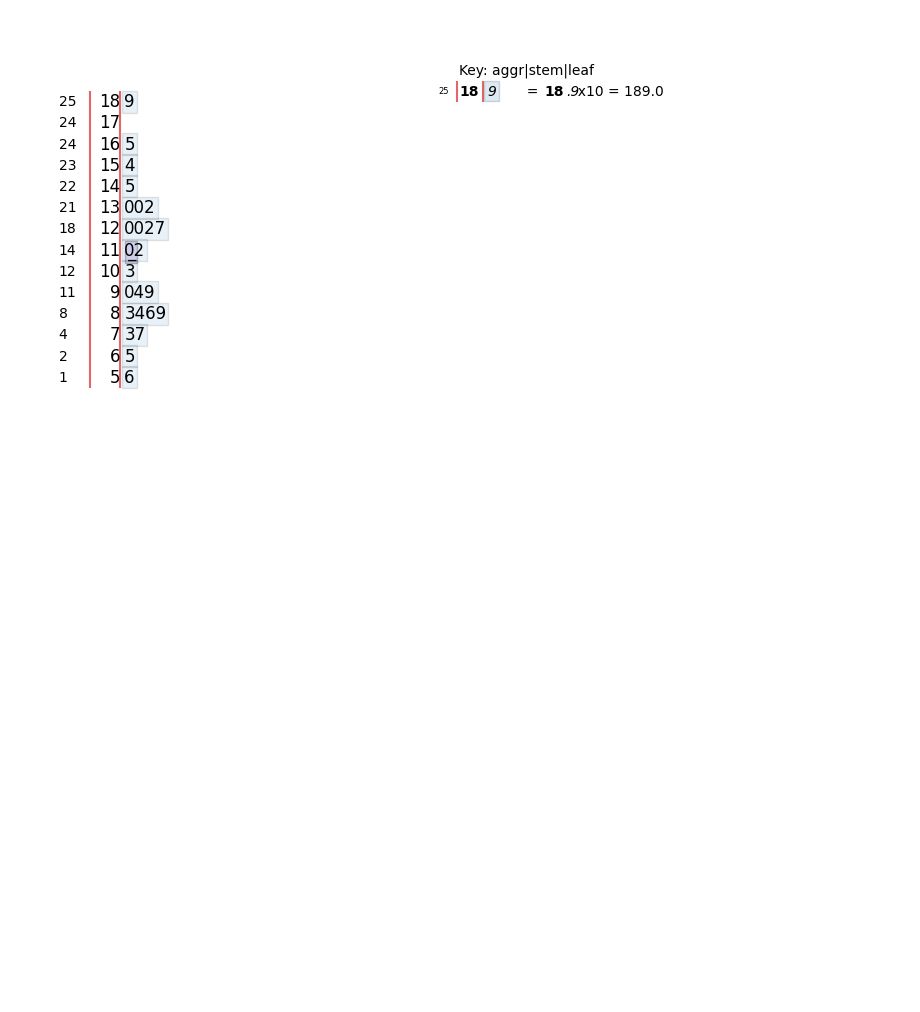
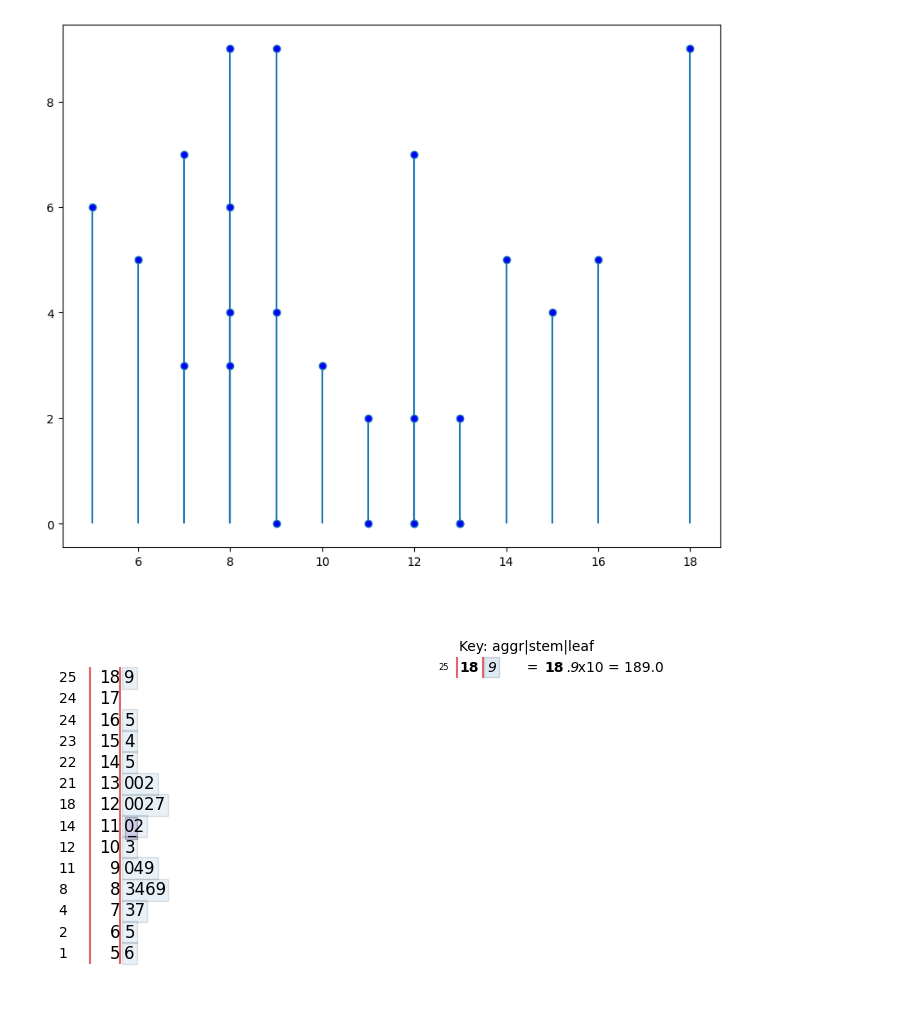
Before and after one commit to layla-focalors/r2python, a Jupyter notebook: chapter1/chapter1_03.ipynb, the cells around one changed output. Cells and saved outputs as stored; diff of their text form; code cells hidden in the pictures; blank space fills up the shorter version.

```diff
--- a/chapter1/chapter1_03.ipynb
+++ b/chapter1/chapter1_03.ipynb
@@ -1,3 +1,22 @@
+# %%
+import matplotlib.pyplot as plt
+import numpy as np
+
+value = [56, 89, 165, 73, 83, 145, 90, 189, 127, 77, 110, 112, 132, 120, 94, 130, 84, 65, 99, 154, 86, 120, 122, 103, 130]
+
+# 줄기와 잎 분리
+stems = [v // 10 for v in value]
+leaves = [v % 10 for v in value]
+
+# 줄기-잎 그림 생성
+plt.figure(figsize=(10, 8))
+(markerline, stemlines, baseline) = plt.stem(stems, leaves, linefmt='-', basefmt=' ')
+plt.setp(markerline, 'markerfacecolor', 'b')
+plt.setp(baseline, 'color', 'r', 'linewidth', 2)
+
+plt.show()
+# %% [output]
+[figure, added]
 # %%
 import Haagentus.cian as cian
 
```
Also changed, not shown: parts of 1 cell of this notebook, 6 other files.
